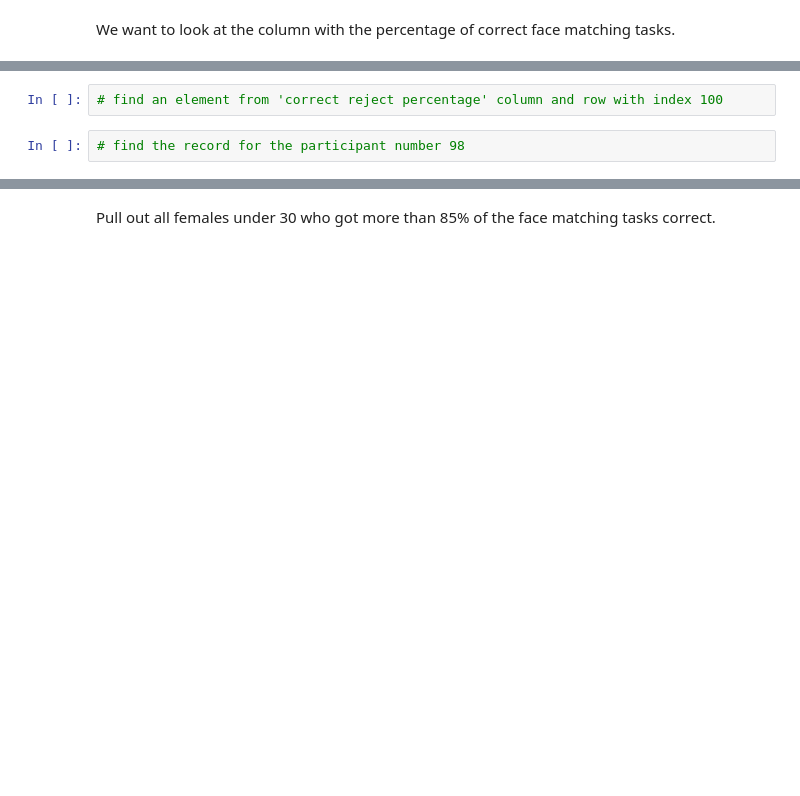
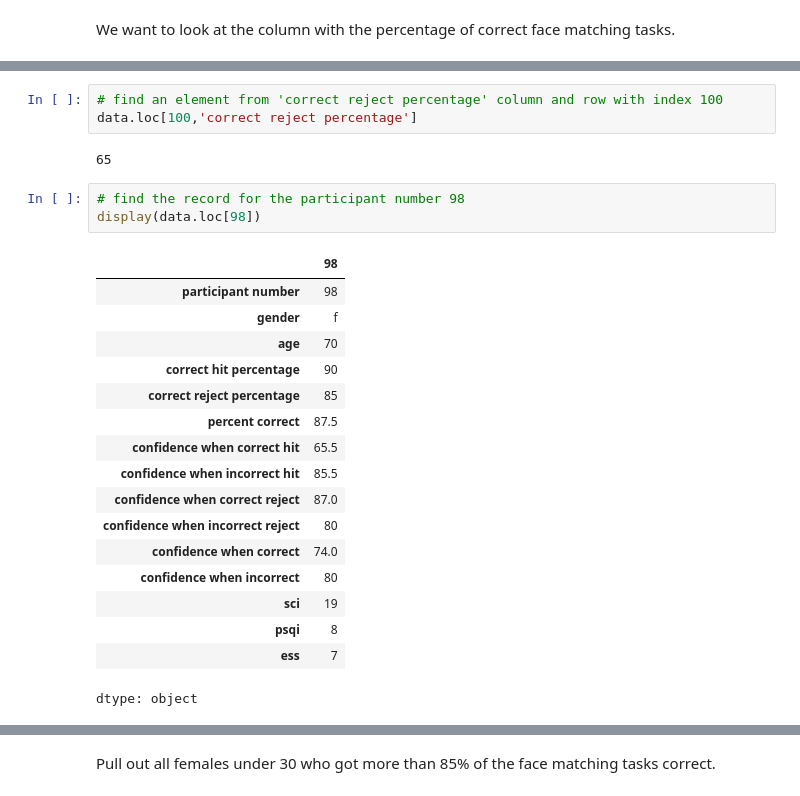
Before and after one commit to robertengineerr/actions-learning-pathway, a Jupyter notebook: 8_numpy_scipy_pandas.ipynb, the cells around one changed output, grey strips where cells are left out. Drawn from its saved outputs; the diff is of its cells as text; blank space fills up the shorter version.

```diff
--- a/8_numpy_scipy_pandas.ipynb
+++ b/8_numpy_scipy_pandas.ipynb
@@ -401,7 +521,29 @@ data.loc[4,'percent correct']
 # %%
 # find an element from 'correct reject percentage' column and row with index 100
+data.loc[100,'correct reject percentage']
+# %% [output]
+65
 # %%
 # find the record for the participant number 98
+display(data.loc[98])
+# %% [output]
+|  | 98 |
+| participant number | 98 |
+| gender | f |
+| age | 70 |
+| correct hit percentage | 90 |
+| correct reject percentage | 85 |
+| percent correct | 87.5 |
+| confidence when correct hit | 65.5 |
+| confidence when incorrect hit | 85.5 |
+| confidence when correct reject | 87.0 |
+| confidence when incorrect reject | 80 |
+| confidence when correct | 74.0 |
+| confidence when incorrect | 80 |
+| sci | 19 |
+| psqi | 8 |
+| ess | 7 |
+dtype: object
 # %%
 # find the participant who had a correct hit percentage lower than 70 and display their SSI
 display(data.loc[data["correct hit percentage"] < 70, 'sci'])
```
Also changed, not shown: parts of 30 cells of this notebook.
